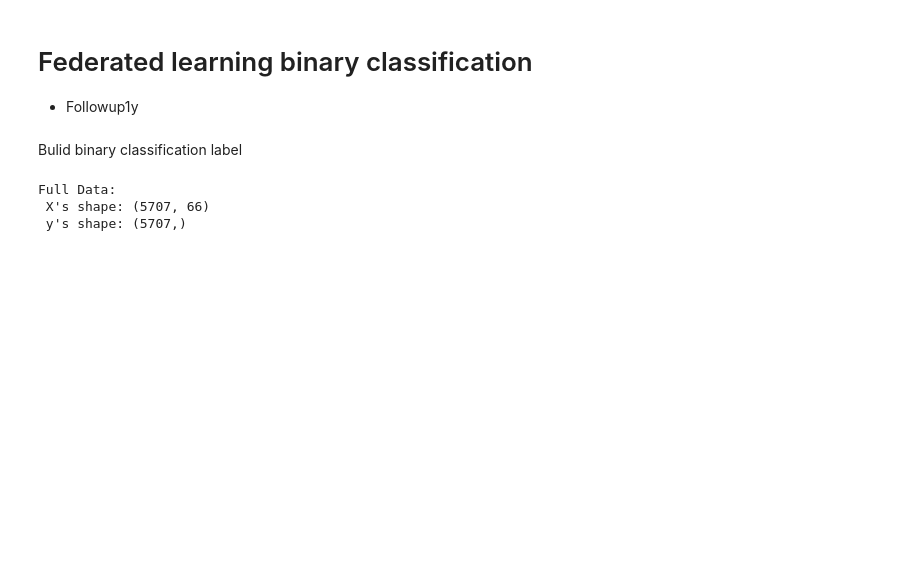
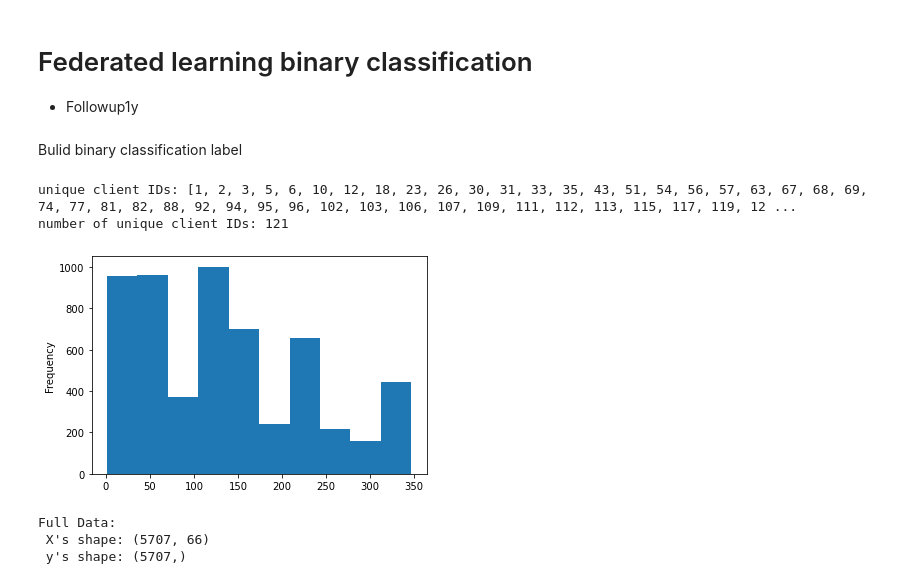
Before and after one commit to YitingZhang1997/MIDAS_Project_2020, a Jupyter notebook: Federated_Learning.ipynb, the cells around one changed output. Saved outputs shown, nothing was run; the diff lists cells and outputs as text; code cells hidden in the pictures; blank space fills up the shorter version.

```diff
--- a/Federated_Learning.ipynb
+++ b/Federated_Learning.ipynb
@@ -350,3 +395,19 @@ See the caveats in the documentation: https://pandas.pydata.org/pandas-docs/stab
 # %% [markdown]
 Bulid binary classification label
+# %%
+client_ids = dfs[0]['codigoclinica']
+
+plt.figure()
+client_ids.plot.hist()
+
+unique_client_ids = set(client_ids)
+unique_client_ids = list(unique_client_ids)
+num_unique_client_ids = len(unique_client_ids)
+
+print('unique client IDs:', unique_client_ids)
+print('number of unique client IDs:', num_unique_client_ids)
+# %% [output]
+unique client IDs: [1, 2, 3, 5, 6, 10, 12, 18, 23, 26, 30, 31, 33, 35, 43, 51, 54, 56, 57, 63, 67, 68, 69, 74, 77, 81, 82, 88, 92, 94, 95, 96, 102, 103, 106, 107, 109, 111, 112, 113, 115, 117, 119, 12 ...
+number of unique client IDs: 121
+[figure, added]
 # %%
```
Also changed, not shown: parts of 9 cells of this notebook.
